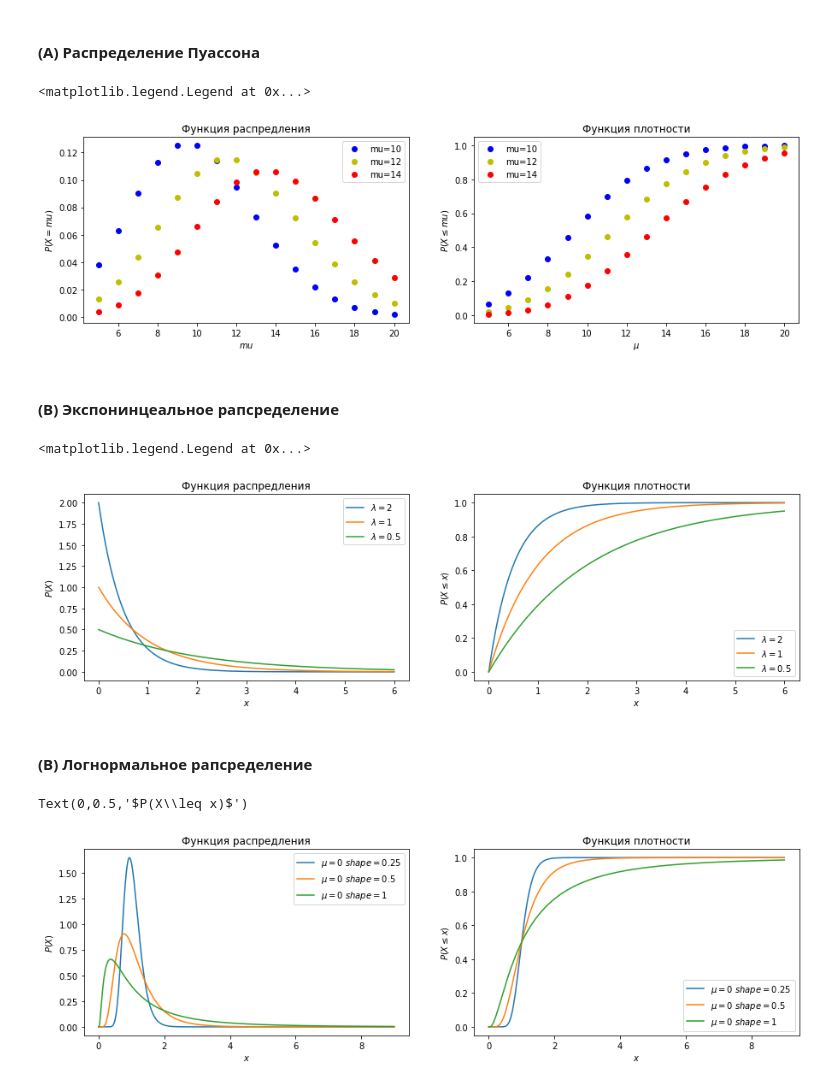
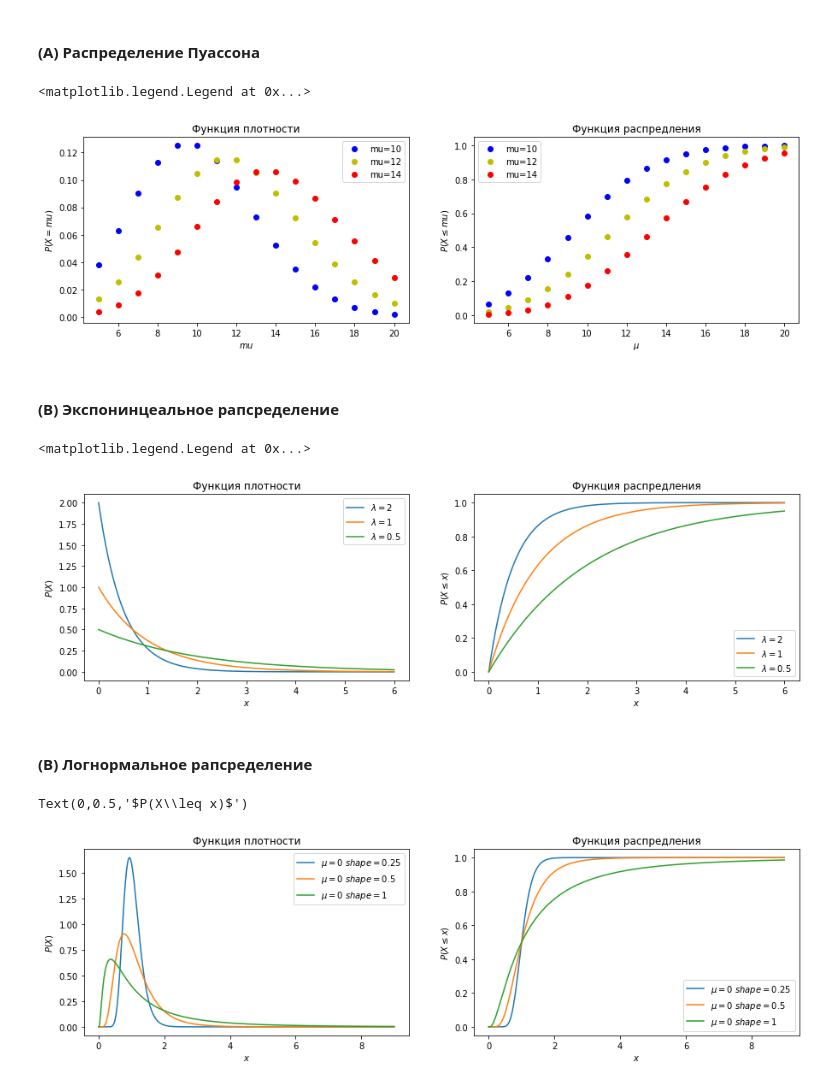
Before and after one commit to AlexeevVl/PythonHomework, a Jupyter notebook: hw1_stat.ipynb, the cells around one changed output. Saved outputs shown, nothing was run; the diff lists cells and outputs as text; code cells hidden in the pictures.

```diff
--- a/hw1_stat.ipynb
+++ b/hw1_stat.ipynb
@@ -54,27 +54,27 @@ import scipy.stats as sts
 # %%
 mu=10
 mu1=12
 mu2=14
 x=np.arange(sts.poisson.ppf(0.01,mu1),sts.poisson.ppf(0.99,mu1))
 f, (plt1,plt2)=plt.subplots(1,2)
 f.set_figwidth(15)
 plt1.plot(x,sts.poisson.pmf(x,mu),'bo')
 plt1.plot(x,sts.poisson.pmf(x,mu1),'yo')
 plt1.plot(x,sts.poisson.pmf(x,mu2),'ro')
-plt1.set_title("Функция распредления")
+plt1.set_title("Функция плотности")
 plt1.set_xlabel('$mu$')
 plt1.set_ylabel('$P(X=mu)$')
 plt1.legend(["mu=10","mu=12","mu=14"])
 plt2.plot(x,sts.poisson.cdf(x,mu),'bo')
 plt2.plot(x,sts.poisson.cdf(x,mu1),'yo')
 plt2.plot(x,sts.poisson.cdf(x,mu2),'ro')
 plt2.set_xlabel('$\mu$')
 plt2.set_ylabel('$P(X\leq mu)$')
-plt2.set_title("Функция плотности")
+plt2.set_title("Функция распредления")
 plt2.legend(["mu=10","mu=12","mu=14"])
 # %% [output]
 <matplotlib.legend.Legend at 0x...>
-[figure, old version]
+[figure, new version]
 # %% [markdown]
 ####  (B) Экспонинцеальное рапсределение
 # %%
@@ -84,20 +84,20 @@ f.set_figwidth(15)
 plt1.plot(x,sts.expon.pdf(x,scale=0.5))
 plt1.plot(x,sts.expon.pdf(x,scale=1))
 plt1.plot(x,sts.expon.pdf(x,scale=2))
-plt1.set_title("Функция распредления")
+plt1.set_title("Функция плотности")
 plt1.set_xlabel('$x$')
 plt1.set_ylabel('$P(X)$')
 plt1.legend(["$\lambda=2$","$\lambda=1$","$\lambda=0.5$"])
 plt2.plot(x,sts.expon.cdf(x,scale=0.5))
 plt2.plot(x,sts.expon.cdf(x,scale=1))
 plt2.plot(x,sts.expon.cdf(x,scale=2))
-plt2.set_title("Функция плотности")
+plt2.set_title("Функция распредления")
 plt2.set_xlabel('$x$')
 plt2.set_ylabel('$P(X\leq x)$')
 plt2.legend(["$\lambda=2$","$\lambda=1$","$\lambda=0.5$"])
 # %% [output]
 <matplotlib.legend.Legend at 0x...>
-[figure, old version]
+[figure, new version]
 # %% [markdown]
 #### (B) Логнормальное рапсределение
 # %%
@@ -107,19 +107,19 @@ f.set_figwidth(15)
 plt1.plot(x,sts.lognorm.pdf(x,s=0.25))
 plt1.plot(x,sts.lognorm.pdf(x,s=0.5))
 plt1.plot(x,sts.lognorm.pdf(x,s=1))
-plt1.set_title("Функция распредления")
+plt1.set_title("Функция плотности")
 plt1.legend(["$\mu=0$ $shape=0.25$","$\mu=0$ $shape=0.5$","$\mu=0$ $shape=1$"])
 plt1.set_xlabel('$x$')
 plt1.set_ylabel('$P(X)$')
 
-plt2.set_title("Функция плотности")
+
 plt2.plot(x,sts.lognorm.cdf(x,s=0.25))
 plt2.plot(x,sts.lognorm.cdf(x,s=0.5))
 plt2.plot(x,sts.lognorm.cdf(x,s=1))
-plt2.set_title("Функция плотности")
+plt2.set_title("Функция распредления")
 plt2.legend(["$\mu=0$ $shape=0.25$","$\mu=0$ $shape=0.5$","$\mu=0$ $shape=1$"])
 plt2.set_xlabel('$x$')
 plt2.set_ylabel('$P(X\leq x)$')
 # %% [output]
 Text(0,0.5,'$P(X\\leq x)$')
-[figure, old version]
+[figure, new version]
```
